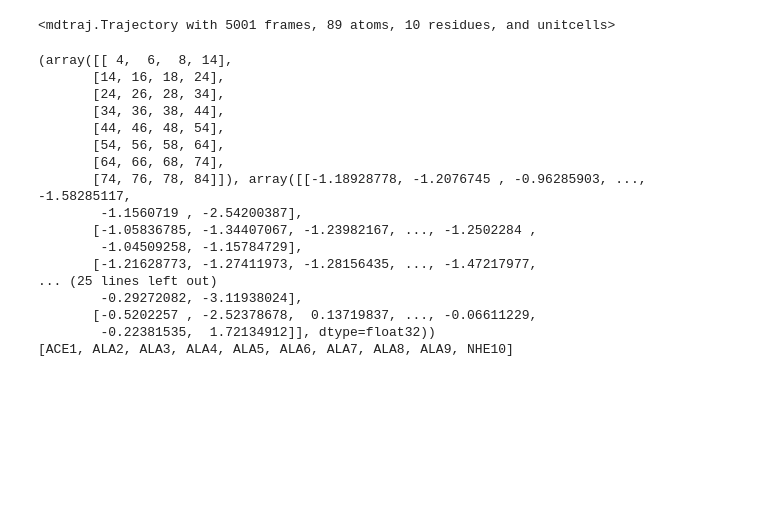
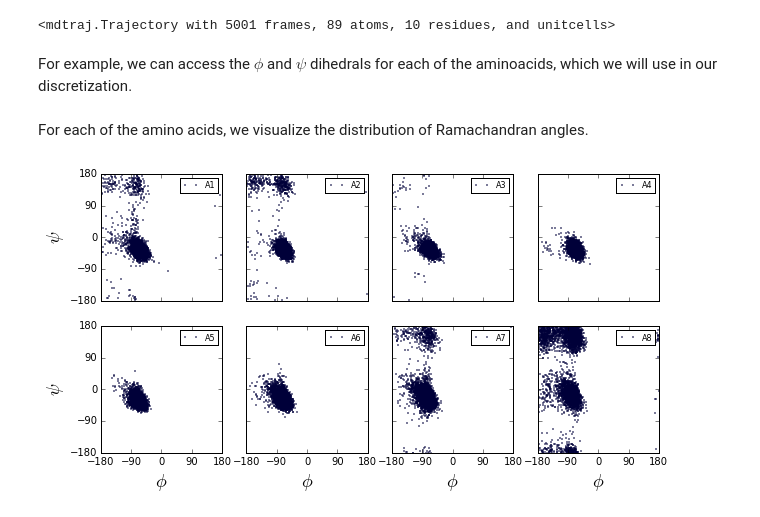
Before and after one commit to BioKT/MasterMSM, a Jupyter notebook: examples/alanine_octapeptide/ala_octapeptide.ipynb, the cells around one changed output. Drawn from its saved outputs; the diff is of its cells as text; code cells hidden in the pictures; blank space fills up the shorter version.

```diff
--- a/examples/alanine_octapeptide/ala_octapeptide.ipynb
+++ b/examples/alanine_octapeptide/ala_octapeptide.ipynb
@@ -20,31 +24,32 @@ tr = traj.TimeSeries(top='data/ALA8_helix_amber03w_wat_min.gro',\
 print tr.mdt
 # %% [output]
 <mdtraj.Trajectory with 5001 frames, 89 atoms, 10 residues, and unitcells>
+# %% [markdown]
+For example, we can access the $\phi$ and $\psi$ dihedrals for each of the aminoacids, which we will use in our discretization.
 # %%
 phi = md.compute_phi(tr.mdt)
 psi = md.compute_psi(tr.mdt)
 res = [x for x in tr.mdt.topology.residues]
-# %%
-print phi
-print psi
-print res
-# %% [output]
-(array([[ 4,  6,  8, 14],
-       [14, 16, 18, 24],
-       [24, 26, 28, 34],
-       [34, 36, 38, 44],
-       [44, 46, 48, 54],
-       [54, 56, 58, 64],
-       [64, 66, 68, 74],
-       [74, 76, 78, 84]]), array([[-1.18928778, -1.2076745 , -0.96285903, ..., -1.58285117,
-        -1.1560719 , -2.54200387],
-       [-1.05836785, -1.34407067, -1.23982167, ..., -1.2502284 ,
-        -1.04509258, -1.15784729],
-       [-1.21628773, -1.27411973, -1.28156435, ..., -1.47217977,
-... (25 lines left out)
-        -0.29272082, -3.11938024],
-       [-0.5202257 , -2.52378678,  0.13719837, ..., -0.06611229,
-        -0.22381535,  1.72134912]], dtype=float32))
-[ACE1, ALA2, ALA3, ALA4, ALA5, ALA6, ALA7, ALA8, ALA9, NHE10]
+# %% [markdown]
+For each of the amino acids, we visualize the distribution of Ramachandran angles.
+# %%
+fig,ax = plt.subplots(2,4,figsize=(10,5), sharex=True, sharey=True)
+k = 0
+for i in range(2):
+    for j in range(4):
+        ax[i][j].plot(180./math.pi*phi[1][:,k],180./math.pi*psi[1][:,k],\
+                      'o', markersize=1, label='A%g'%(k+1))
+        ax[i][j].set_xlim(-180,180)
+        ax[i][j].set_ylim(-180,180)
+        ax[i][j].xaxis.set_ticks(range(-180,181,90))
+        ax[i][j].yaxis.set_ticks(range(-180,181,90))
+        ax[i][j].legend(fontsize=8)
+        k +=1
+ax[0][0].set_ylabel(r'$\psi$', fontsize=18)
+ax[1][0].set_ylabel(r'$\psi$', fontsize=18)
+for j in range(4):
+    ax[1][j].set_xlabel(r'$\phi$', fontsize=18)
+# %% [output]
+[figure, added]
 # %%
 tr.discretize()
```
Also changed, not shown: parts of 9 cells of this notebook, 3 other files.
